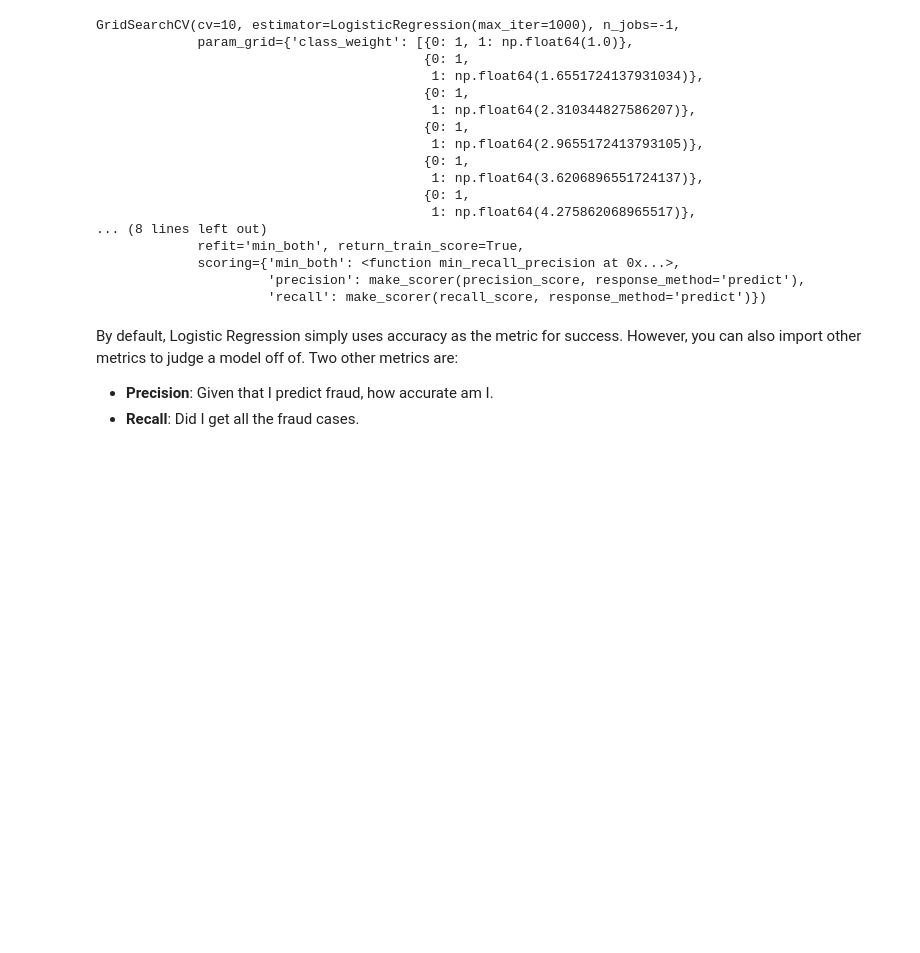
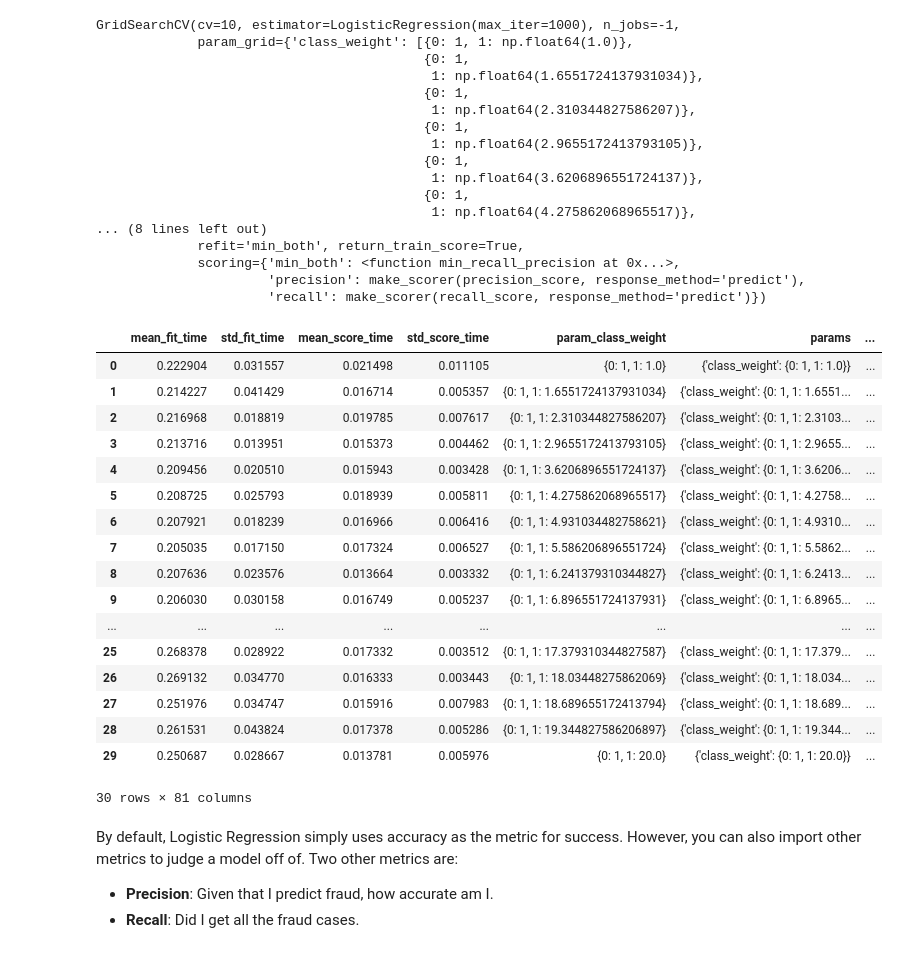
Before and after one commit to AlexZXu/data-science-learning, a Jupyter notebook: sklearn-crash-course/metrics.ipynb, the cells around one changed output. Cells and saved outputs as stored; diff of their text form; code cells hidden in the pictures; blank space fills up the shorter version.

```diff
--- a/sklearn-crash-course/metrics.ipynb
+++ b/sklearn-crash-course/metrics.ipynb
@@ -78,6 +78,27 @@ GridSearchCV(cv=10, estimator=LogisticRegression(max_iter=1000), n_jobs=-1,
              scoring={'min_both': <function min_recall_precision at 0x...>,
                       'precision': make_scorer(precision_score, response_method='predict'),
                       'recall': make_scorer(recall_score, response_method='predict')})
+# %%
+pd.DataFrame(grid.cv_results_)
+# %% [output]
+|  | mean_fit_time | std_fit_time | mean_score_time | std_score_time | param_class_weight | params | ... |
+| 0 | 0.222904 | 0.031557 | 0.021498 | 0.011105 | {0: 1, 1: 1.0} | {'class_weight': {0: 1, 1: 1.0}} | ... |
+| 1 | 0.214227 | 0.041429 | 0.016714 | 0.005357 | {0: 1, 1: 1.6551724137931034} | {'class_weight': {0: 1, 1: 1.6551... | ... |
+| 2 | 0.216968 | 0.018819 | 0.019785 | 0.007617 | {0: 1, 1: 2.310344827586207} | {'class_weight': {0: 1, 1: 2.3103... | ... |
+| 3 | 0.213716 | 0.013951 | 0.015373 | 0.004462 | {0: 1, 1: 2.9655172413793105} | {'class_weight': {0: 1, 1: 2.9655... | ... |
+| 4 | 0.209456 | 0.020510 | 0.015943 | 0.003428 | {0: 1, 1: 3.6206896551724137} | {'class_weight': {0: 1, 1: 3.6206... | ... |
+| 5 | 0.208725 | 0.025793 | 0.018939 | 0.005811 | {0: 1, 1: 4.275862068965517} | {'class_weight': {0: 1, 1: 4.2758... | ... |
+| 6 | 0.207921 | 0.018239 | 0.016966 | 0.006416 | {0: 1, 1: 4.931034482758621} | {'class_weight': {0: 1, 1: 4.9310... | ... |
+| 7 | 0.205035 | 0.017150 | 0.017324 | 0.006527 | {0: 1, 1: 5.586206896551724} | {'class_weight': {0: 1, 1: 5.5862... | ... |
+| 8 | 0.207636 | 0.023576 | 0.013664 | 0.003332 | {0: 1, 1: 6.241379310344827} | {'class_weight': {0: 1, 1: 6.2413... | ... |
+| 9 | 0.206030 | 0.030158 | 0.016749 | 0.005237 | {0: 1, 1: 6.896551724137931} | {'class_weight': {0: 1, 1: 6.8965... | ... |
+| ... | ... | ... | ... | ... | ... | ... | ... |
+| 25 | 0.268378 | 0.028922 | 0.017332 | 0.003512 | {0: 1, 1: 17.379310344827587} | {'class_weight': {0: 1, 1: 17.379... | ... |
+| 26 | 0.269132 | 0.034770 | 0.016333 | 0.003443 | {0: 1, 1: 18.03448275862069} | {'class_weight': {0: 1, 1: 18.034... | ... |
+| 27 | 0.251976 | 0.034747 | 0.015916 | 0.007983 | {0: 1, 1: 18.689655172413794} | {'class_weight': {0: 1, 1: 18.689... | ... |
+| 28 | 0.261531 | 0.043824 | 0.017378 | 0.005286 | {0: 1, 1: 19.344827586206897} | {'class_weight': {0: 1, 1: 19.344... | ... |
+| 29 | 0.250687 | 0.028667 | 0.013781 | 0.005976 | {0: 1, 1: 20.0} | {'class_weight': {0: 1, 1: 20.0}} | ... |
+30 rows × 81 columns
 # %% [markdown]
 By default, Logistic Regression simply uses accuracy as the metric for success. However, you can also import other metrics to judge a model off of. Two other metrics are:
 - __Precision__: Given that I predict fraud, how accurate am I.
```
Also changed, not shown: 5 other files.
